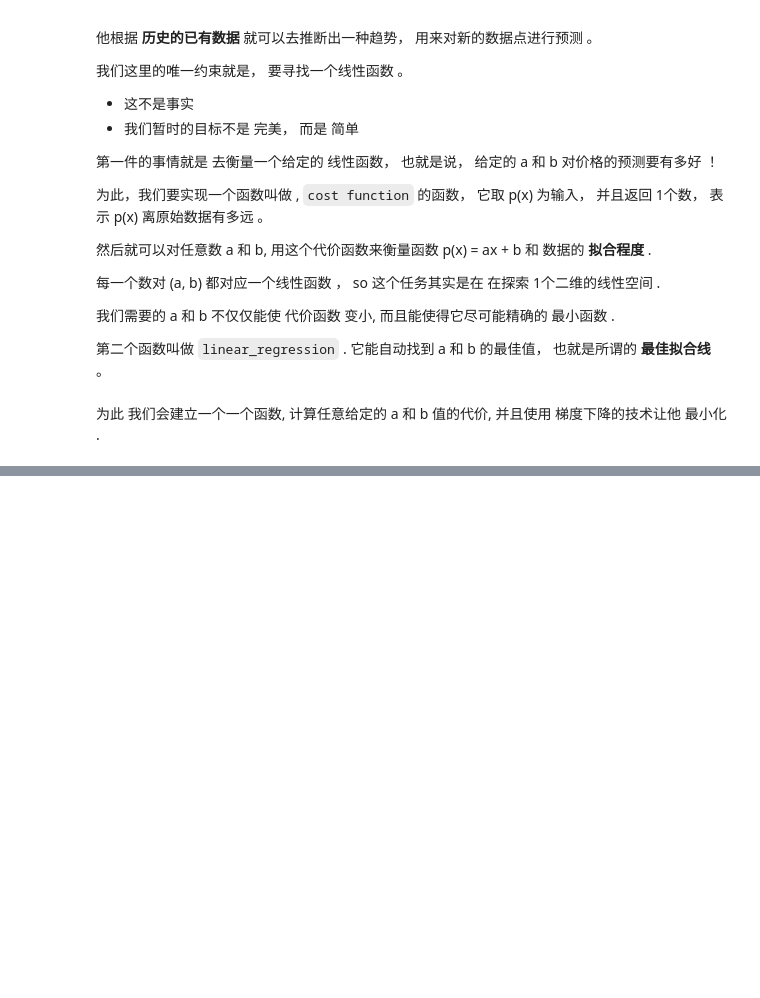
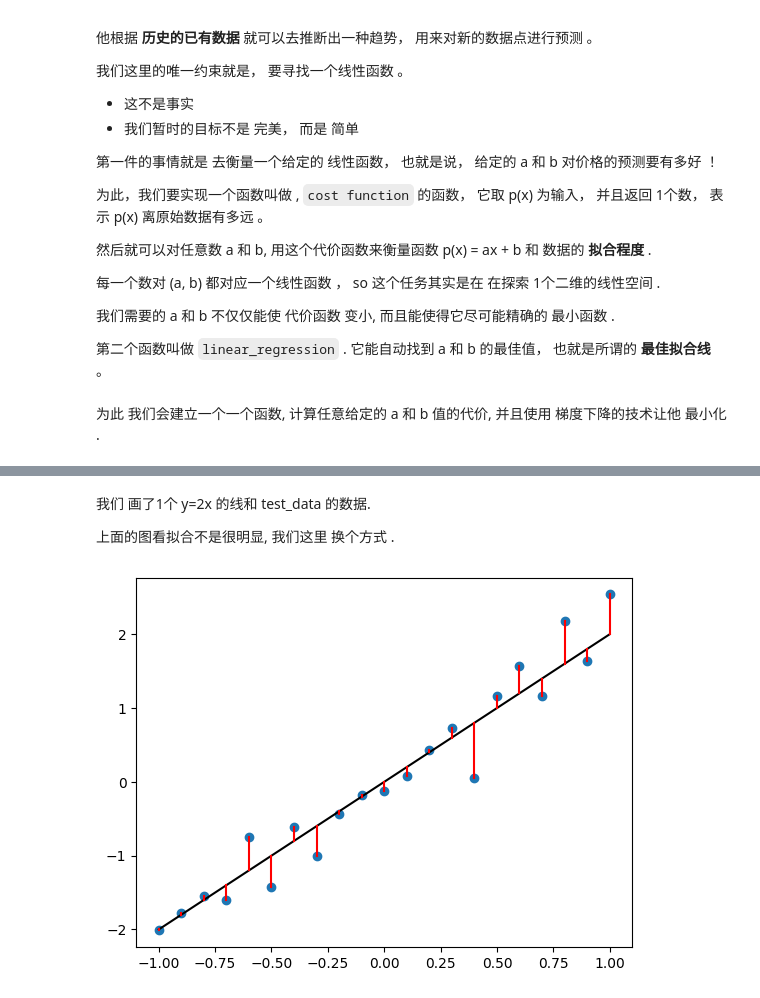
Before and after one commit to carl10086/dm-learning, a Jupyter notebook: dm-algebra/chapters/e1.ipynb, the cells around one changed output, grey strips where cells are left out. Drawn from its saved outputs; the diff is of its cells as text; code cells hidden in the pictures; blank space fills up the shorter version.

```diff
--- a/dm-algebra/chapters/e1.ipynb
+++ b/dm-algebra/chapters/e1.ipynb
@@ -79,0 +186,23 @@ $$
+# %% [markdown]
+我们 画了1个 y=2x 的线和 test_data 的数据.
+
+上面的图看拟合不是很明显, 我们这里 换个方式 .
+# %%
+def draw_cost(h, points):
+    xs = [t[0] for t in points]
+    ys = [t[1] for t in points]
+
+    # 1. 离散的点
+    plt.scatter(xs, ys)
+
+    # 2. 函数线
+    plot_function(h, min(xs), max(xs), c='k')
+
+    # 3. 每个点中. 从 (x,y) 到 (x, h(x)) 那条 垂直的线
+    for (x, y) in points:
+        plt.plot([x, x], [y, h(x)], c='r')
+
+
+draw_cost(lambda x: 2 * x, test_data)
+# %% [output]
+[figure, added]
```
Also changed, not shown: parts of 73 cells of this notebook, 1 other file.
